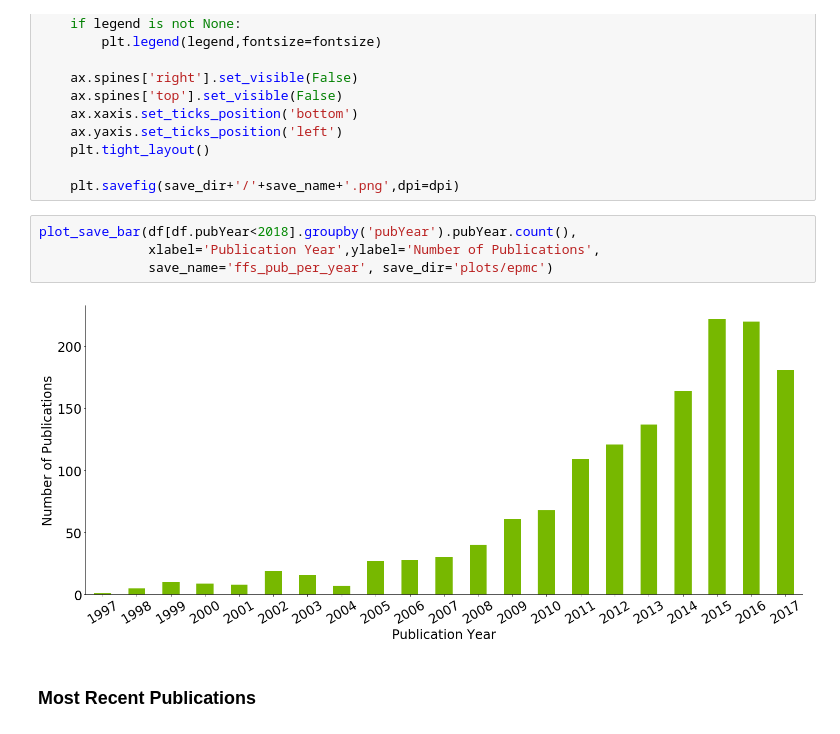
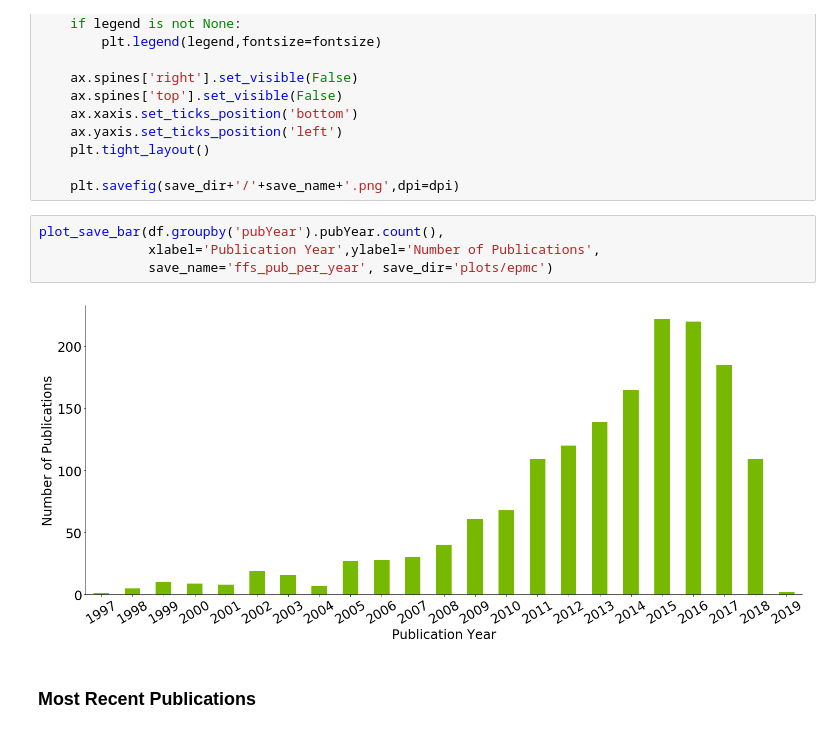
Before and after one commit to jack89roberts/fight-for-sight, a Jupyter notebook: PaperStatistics.ipynb, the cells around one changed output. Drawn from its saved outputs; the diff is of its cells as text.

```diff
--- a/PaperStatistics.ipynb
+++ b/PaperStatistics.ipynb
@@ -112,11 +112,11 @@ def plot_save_bar(series, save_name, save_dir,
 
     plt.savefig(save_dir+'/'+save_name+'.png',dpi=dpi)
 # %%
-plot_save_bar(df[df.pubYear<2018].groupby('pubYear').pubYear.count(),
+plot_save_bar(df.groupby('pubYear').pubYear.count(),
               xlabel='Publication Year',ylabel='Number of Publications',
               save_name='ffs_pub_per_year', save_dir='plots/epmc')
 # %% [output]
-[figure, old version]
+[figure, new version]
 # %% [markdown]
 ### Most Recent Publications
 # %%
```
Also changed, not shown: parts of 8 cells of this notebook, 13 other files.
